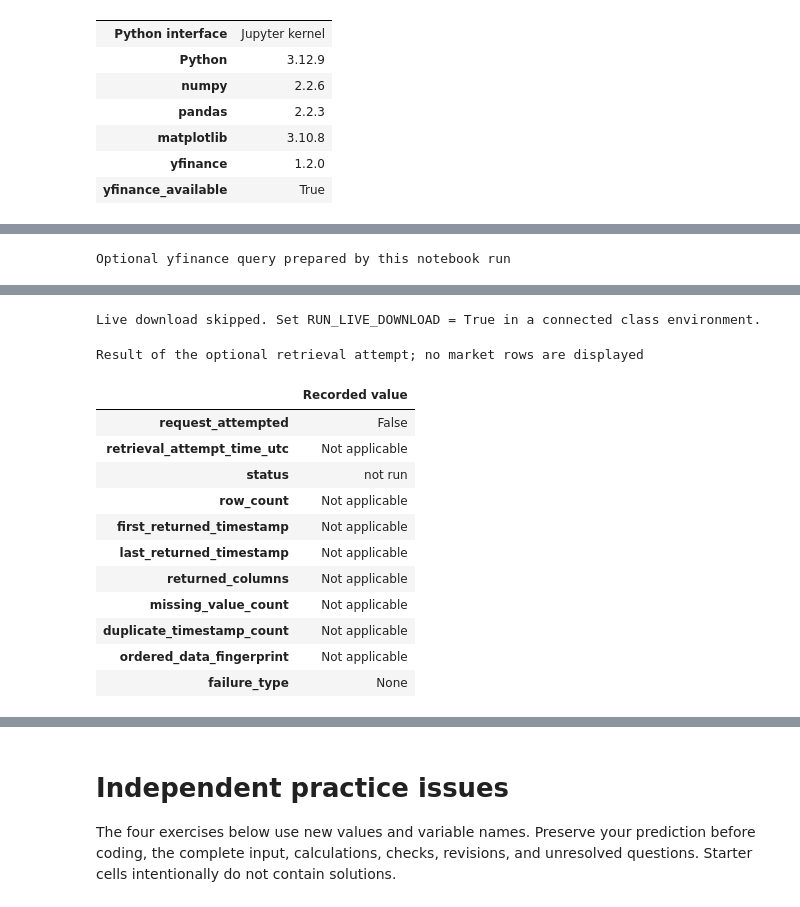
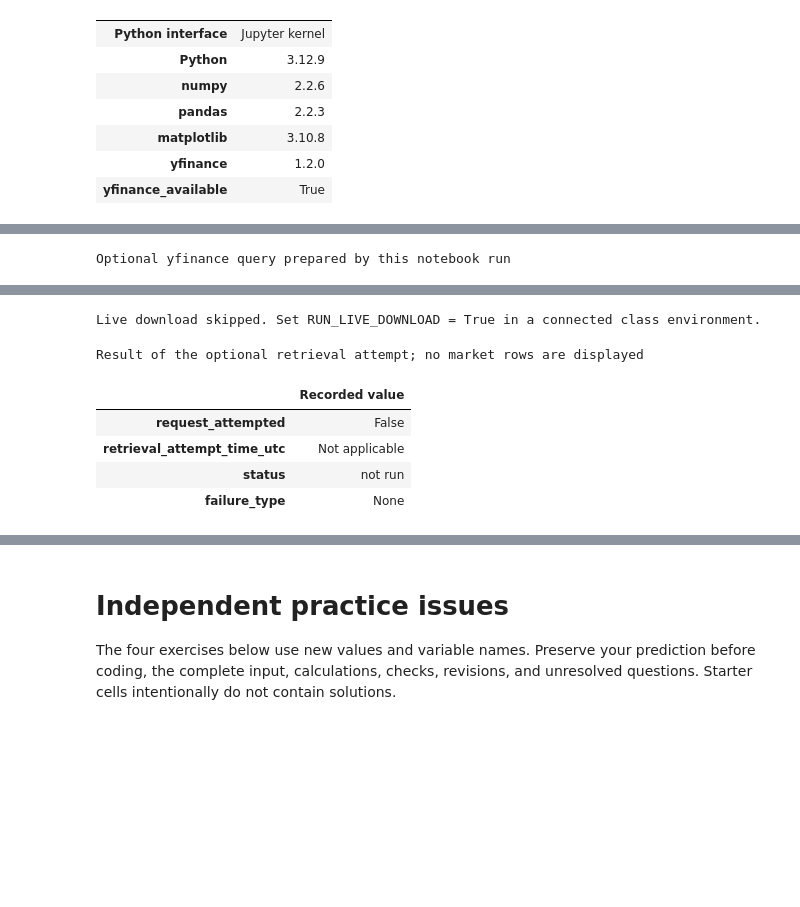
Before and after one commit to KennethWYLee/FinTech, a Jupyter notebook: course/02/week2_main.ipynb, the cells around one changed output, grey strips where cells are left out. Cells and saved outputs as stored; diff of their text form; code cells hidden in the pictures; blank space fills up the shorter version.

```diff
--- a/course/02/week2_main.ipynb
+++ b/course/02/week2_main.ipynb
@@ -406,5 +418,6 @@ Read the query-setting table in the code. Predict what the retrieval-result tabl
 # %%
 import hashlib
+import json
 
 query_record = pd.Series(
     {
@@ -422,7 +435,6 @@ query_record = pd.Series(
         "prepost": False,
         "repair": False,
         "keepna": False,
-        "query_prepared_time_utc": pd.Timestamp.now(tz="UTC").isoformat(),
         "raw_rows_permitted_in_course_submission": "not established by this notebook",
     },
     name="query_record",
@@ -446,6 +458,11 @@ retrieval_result = {
     "missing_value_count": "Not applicable",
     "duplicate_timestamp_count": "Not applicable",
     "ordered_data_fingerprint": "Not applicable",
+    "fingerprint_method": (
+        "SHA-256 over ordered index, index name, column labels, "
+        "dtypes, and pandas row hashes"
+    ),
+    "fingerprint_pandas_version": pd.__version__,
     "failure_type": "None",
 }
 
@@ -480,10 +497,24 @@ else:
             multi_level_index=False,
         )
         ordered_download = live_download.sort_index().sort_index(axis=1)
-        fingerprint_bytes = pd.util.hash_pandas_object(
-            ordered_download,
-            index=True,
-        ).values.tobytes()
+        fingerprint_record = {
+            "index": [str(value) for value in ordered_download.index],
+            "index_name": str(ordered_download.index.name),
+            "columns": [str(value) for value in ordered_download.columns],
+            "dtypes": [str(value) for value in ordered_download.dtypes],
+            "row_hashes": [
+                int(value)
+                for value in pd.util.hash_pandas_object(
+                    ordered_download,
+                    index=True,
+                )
+            ],
+        }
+        fingerprint_bytes = json.dumps(
+            fingerprint_record,
+            sort_keys=True,
+            separators=(",", ":"),
+        ).encode("utf-8")
         retrieval_result.update(
             {
                 "status": "success",
@@ -513,10 +544,62 @@ else:
             }
         )
 
-retrieval_table = pd.Series(retrieval_result, name="Recorded value").to_frame()
+if retrieval_result["request_attempted"]:
+    retrieval_display_fields = list(retrieval_result)
+else:
+    retrieval_display_fields = [
+        "request_attempted",
+        "retrieval_attempt_time_utc",
+        "status",
+        "failure_type",
+    ]
+
+retrieval_table = pd.Series(
+    {
+        field: retrieval_result[field]
+        for field in retrieval_display_fields
+    },
+    name="Recorded value",
+).to_frame()
 display(
     retrieval_table.style.set_caption(
         "Result of the optional retrieval attempt; no market rows are displayed"
+    )
+)
+
+verified_twse_retrieval = pd.Series(
+    {
+        "record_type": "Frozen summary of one completed official request",
+        "endpoint": "https://www.twse.com.tw/exchangeReport/STOCK_DAY",
+        "query": "date=20200224, response=json, stockNo=2330",
+        "request_started_utc": "2026-08-29T07:28:24.796237+00:00",
+        "http_status": 200,
+        "content_type": "application/json;charset=UTF-8",
+        "provider_status": "OK",
+        "report_title": "109年02月 2330 台積電 各日成交資訊",
+        "returned_fields": (
+            "日期, 成交股數, 成交金額, 開盤價, 最高價, 最低價, "
+            "收盤價, 漲跌價差, 成交筆數, 註記"
+        ),
+        "row_count": 19,
+        "first_returned_date": "109/02/03",
+        "last_returned_date": "109/02/27",
+        "selected_closing_prices": "109/02/24: 320.00; 109/02/25: 322.00",
+        "empty_cell_count": 19,
+        "duplicate_date_count": 0,
+        "raw_response_bytes": 2756,
+        "raw_response_sha256": (
+            "5f08a19a58764ae5e1aa0bb6d7382b4517c208f847127b1f31e7fa05920e12e3"
+        ),
+        "raw_rows_stored_in_notebook": False,
+    },
+    name="Recorded value",
+)
+display(
+    verified_twse_retrieval.rename_axis("Recorded item")
+    .to_frame()
+    .style.set_caption(
+        "Verified TWSE retrieval summary; the notebook does not repeat this request"
     )
 )
 
@@ -530,6 +613,11 @@ assert retrieval_result["status"] in {
     "success",
     "failed",
 }
+assert verified_twse_retrieval["http_status"] == 200
+assert verified_twse_retrieval["provider_status"] == "OK"
+assert verified_twse_retrieval["row_count"] == 19
+assert verified_twse_retrieval["duplicate_date_count"] == 0
+assert verified_twse_retrieval["raw_rows_stored_in_notebook"] is False
 # %% [output]
 Optional yfinance query prepared by this notebook run
 |  | Recorded value |
@@ -552,15 +639,8 @@ Optional yfinance query prepared by this notebook run
 | raw_rows_permitted_in_course_subm... | not established by this notebook |
 Live download skipped. Set RUN_LIVE_DOWNLOAD = True in a connected class environment.
 Result of the optional retrieval attempt; no market rows are displayed
 |  | Recorded value |
 | request_attempted | False |
 | retrieval_attempt_time_utc | Not applicable |
 | status | not run |
-| row_count | Not applicable |
-| first_returned_timestamp | Not applicable |
-| last_returned_timestamp | Not applicable |
-| returned_columns | Not applicable |
-| missing_value_count | Not applicable |
-| duplicate_timestamp_count | Not applicable |
-| ordered_data_fingerprint | Not applicable |
 | failure_type | None |
```
Also changed, not shown: parts of 66 cells of this notebook.
